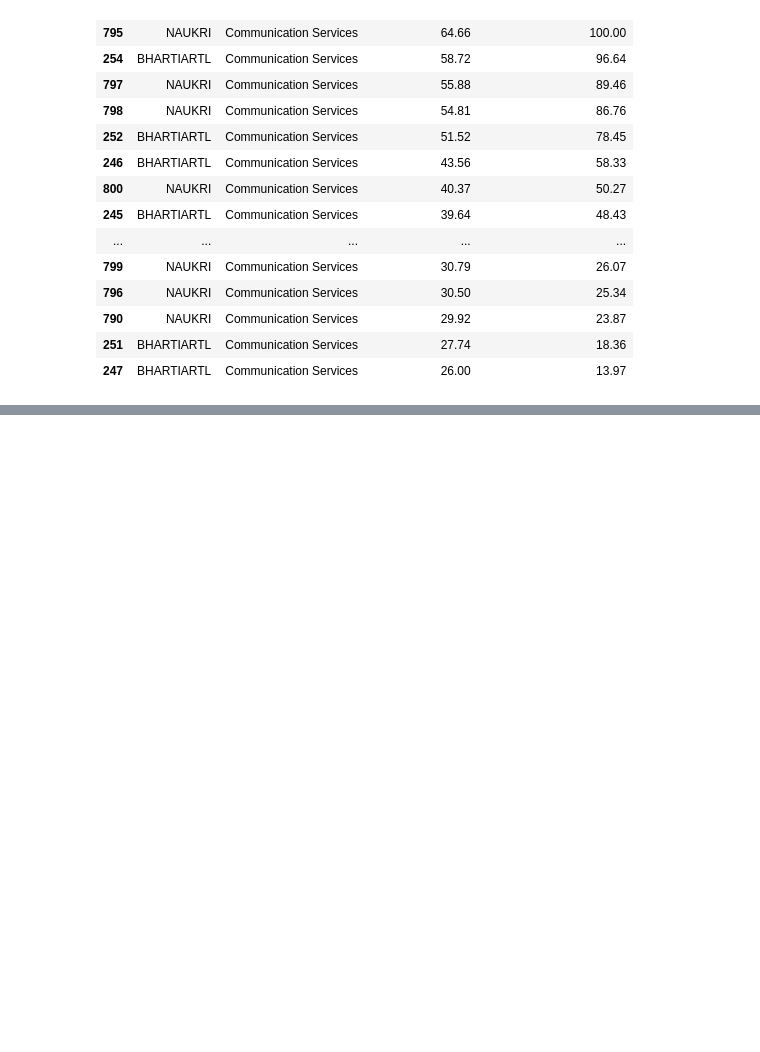
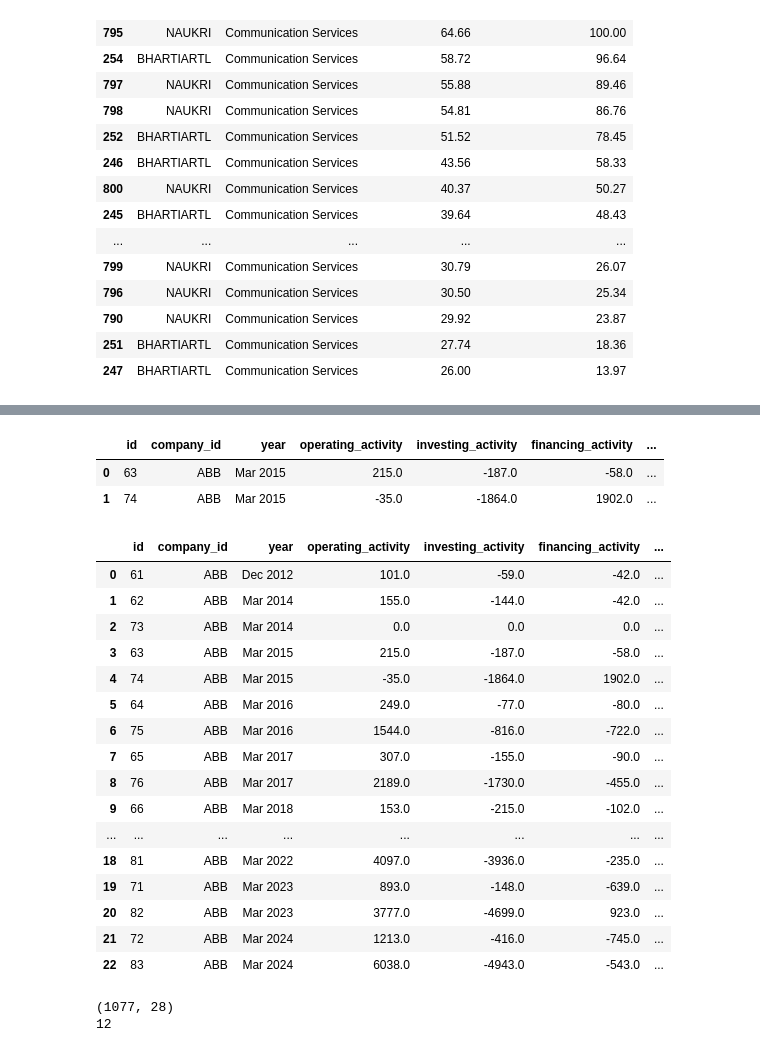
Before and after one commit to padmawararush9-del/n100-financial-intelligence-platform, a Jupyter notebook: Untitled5.ipynb, the cells around one changed output, grey strips where cells are left out. Saved outputs shown, nothing was run; the diff lists cells and outputs as text; code cells hidden in the pictures; blank space fills up the shorter version.

```diff
--- a/Untitled5.ipynb
+++ b/Untitled5.ipynb
@@ -850,0 +998,5 @@ df[
+# %%
+import sqlite3
+import pandas as pd
+
+conn = sqlite3.connect("data/n100_financials.db")   # Use your actual DB path
@@ -850,0 +1279,36 @@ df[
+# %%
+pd.read_sql("""
+SELECT *
+FROM cashflow
+WHERE company_id='ABB'
+AND year='Mar 2015'
+""", conn)
+# %% [output]
+|  | id | company_id | year | operating_activity | investing_activity | financing_activity | ... |
+| 0 | 63 | ABB | Mar 2015 | 215.0 | -187.0 | -58.0 | ... |
+| 1 | 74 | ABB | Mar 2015 | -35.0 | -1864.0 | 1902.0 | ... |
+# %%
+pd.read_sql("""
+SELECT *
+FROM cashflow
+WHERE company_id='ABB'
+ORDER BY year
+""", conn)
+# %% [output]
+|  | id | company_id | year | operating_activity | investing_activity | financing_activity | ... |
+| 0 | 61 | ABB | Dec 2012 | 101.0 | -59.0 | -42.0 | ... |
+| 1 | 62 | ABB | Mar 2014 | 155.0 | -144.0 | -42.0 | ... |
+| 2 | 73 | ABB | Mar 2014 | 0.0 | 0.0 | 0.0 | ... |
+| 3 | 63 | ABB | Mar 2015 | 215.0 | -187.0 | -58.0 | ... |
+| 4 | 74 | ABB | Mar 2015 | -35.0 | -1864.0 | 1902.0 | ... |
+| 5 | 64 | ABB | Mar 2016 | 249.0 | -77.0 | -80.0 | ... |
+| 6 | 75 | ABB | Mar 2016 | 1544.0 | -816.0 | -722.0 | ... |
+| 7 | 65 | ABB | Mar 2017 | 307.0 | -155.0 | -90.0 | ... |
+| 8 | 76 | ABB | Mar 2017 | 2189.0 | -1730.0 | -455.0 | ... |
+| 9 | 66 | ABB | Mar 2018 | 153.0 | -215.0 | -102.0 | ... |
+| ... | ... | ... | ... | ... | ... | ... | ... |
+| 18 | 81 | ABB | Mar 2022 | 4097.0 | -3936.0 | -235.0 | ... |
+| 19 | 71 | ABB | Mar 2023 | 893.0 | -148.0 | -639.0 | ... |
+| 20 | 82 | ABB | Mar 2023 | 3777.0 | -4699.0 | 923.0 | ... |
+| 21 | 72 | ABB | Mar 2024 | 1213.0 | -416.0 | -745.0 | ... |
+| 22 | 83 | ABB | Mar 2024 | 6038.0 | -4943.0 | -543.0 | ... |
@@ -850,0 +1357,11 @@ df[
+# %%
+print(df.shape)
+
+print(
+    df.duplicated(
+        subset=["company_id","year"]
+    ).sum()
+)
+# %% [output]
+(1077, 28)
+12
```
Also changed, not shown: parts of 76 cells of this notebook, 4 other files.
